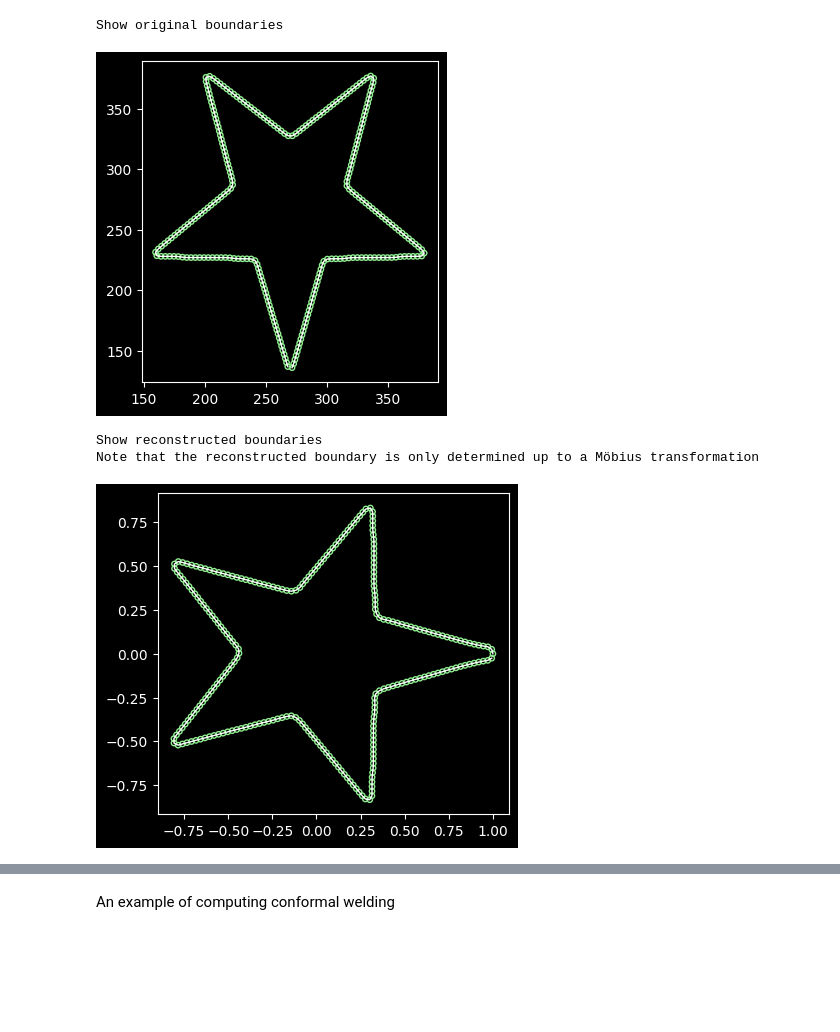
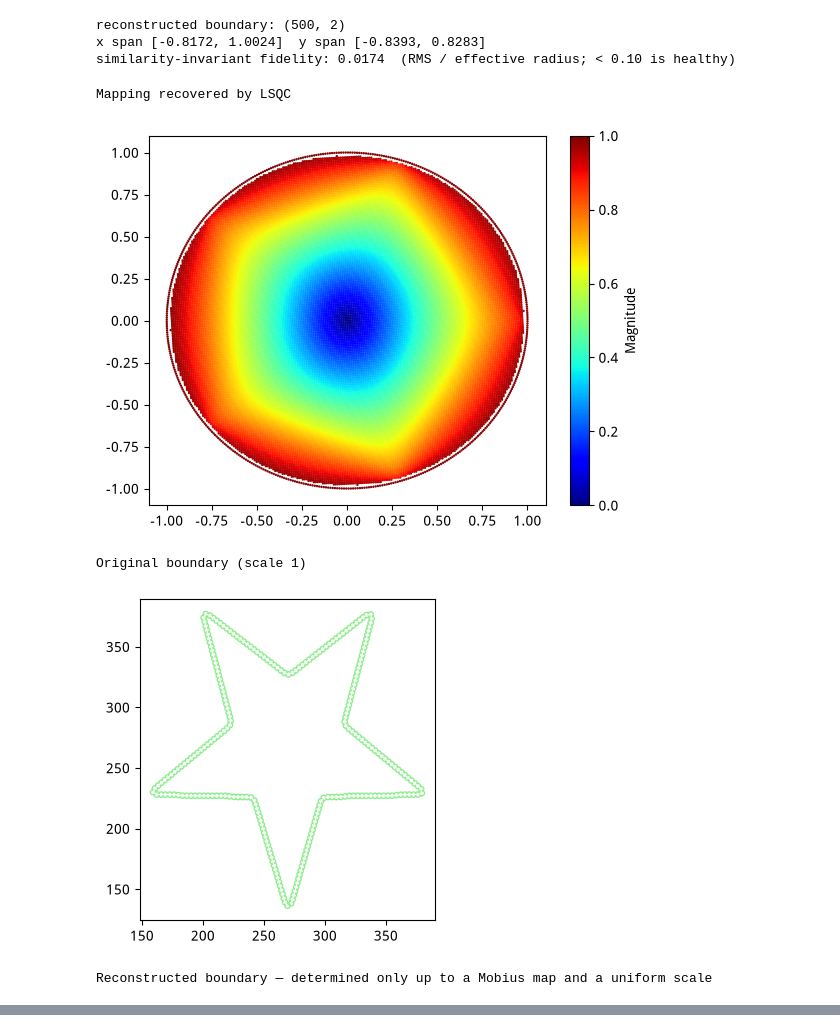
Before and after one commit to ChanceAroundYou/hbs_python, a Jupyter notebook: example.ipynb, the cells around one changed output, grey strips where cells are left out. Saved outputs shown, nothing was run; the diff lists cells and outputs as text; code cells hidden in the pictures; blank space fills up the shorter version.

```diff
--- a/example.ipynb
+++ b/example.ipynb
@@ -23,14 +0,0 @@ Show original boundary
-# %%
-from hbs import get_hbs
-from hbs.plotting import plot_conformal, plot_mu, plot_mapping
-
-# `normalize` picks the source-circle rotation gauge; "auto" (default) uses the
-# I2 anchor when it is well conditioned and falls back to the paper's M3+M4.
-hbs, hbs_mapping, cw, disk = get_hbs(bound, circle_point_num, density)
-
-print('Show normalized conformal welding')
-plot_conformal(cw)
-print('Show HBS')
-plot_mu(disk, hbs)
-print('Show the mapping corresponding to HBS')
-plot_mapping(disk, hbs_mapping)
@@ -61,15 +127,36 @@ Show the difference between hbs mapping and reconstructed mapping
+# %%
+from hbs import reconstruct_from_hbs
+from hbs.utils.boundary import smooth_resample
+from hbs.utils.eval import fidelity_sim
+
+rec_bound, rec_in, rec_out, rec_mapping = reconstruct_from_hbs(mu, result.disk)
+
+print("reconstructed boundary:", rec_bound.shape)
+print("x span [%.4f, %.4f]  y span [%.4f, %.4f]"
+      % (rec_bound[:, 0].min(), rec_bound[:, 0].max(),
+         rec_bound[:, 1].min(), rec_bound[:, 1].max()))
+
+fidelity = fidelity_sim(rec_bound, smooth_resample(bound, rec_bound.shape[0]))
+print("similarity-invariant fidelity: %.4f  (RMS / effective radius; < 0.10 is healthy)"
+      % fidelity)
+# %% [output]
+reconstructed boundary: (500, 2)
+x span [-0.8172, 1.0024]  y span [-0.8393, 0.8283]
+similarity-invariant fidelity: 0.0174  (RMS / effective radius; < 0.10 is healthy)
 # %%
-from hbs.plotting import plot_boundary
-from hbs.utils.boundary import smooth_resample
+from hbs.plotting import plot_boundary, plot_mapping
 
-print('Show original boundaries')
-plot_boundary(bound, scale=1)
-print('Show reconstructed boundaries')
-print('Note that the reconstructed boundary is only determined up to a Mobius transformation')
-plot_boundary(smooth_resample(reconstructed_bound, bound_point_num), scale=1)
+print("Mapping recovered by LSQC")
+plot_mapping(result.disk, rec_mapping)
+
+print("Original boundary (scale 1)")
+plot_boundary(smooth_resample(bound, 250), scale=1)
+
+print("Reconstructed boundary — determined only up to a Mobius map and a uniform scale")
+plot_boundary(smooth_resample(rec_bound, 250), scale=1)
 # %% [output]
-Show original boundaries
+Mapping recovered by LSQC
-[figure, old version]
+[figure, new version]
-Show reconstructed boundaries
-Note that the reconstructed boundary is only determined up to a Möbius transformation
+Original boundary (scale 1)
-[figure, old version]
+[figure, new version]
+Reconstructed boundary — determined only up to a Mobius map and a uniform scale
@@ -76,2 +163,0 @@ Note that the reconstructed boundary is only determined up to a Möbius transfor
-# %% [markdown]
-An example of computing conformal welding
```
Also changed, not shown: parts of 20 cells of this notebook, 2 other files.
